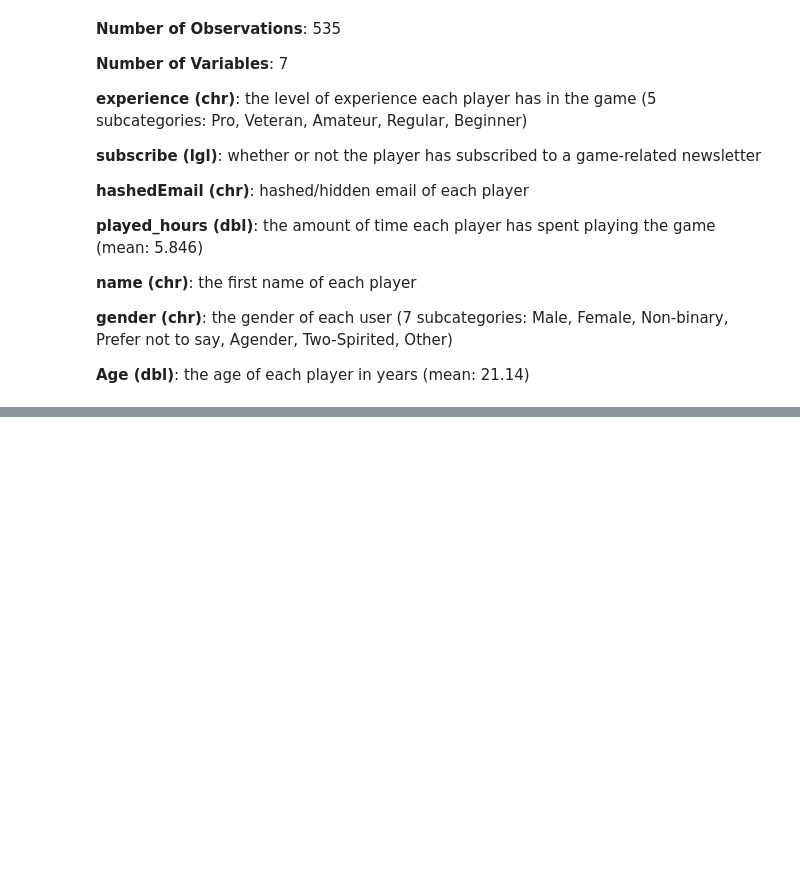
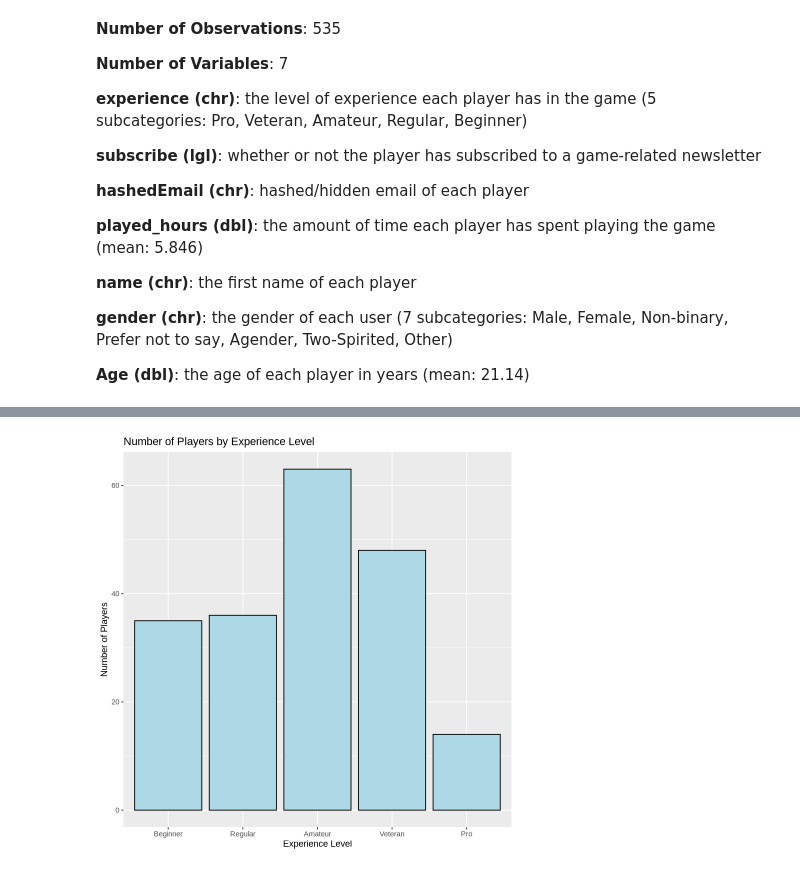
Before and after one commit to achan919/29-Aidan-Chan-Individual-Project, a Jupyter notebook: plaicraft.ipynb, the cells around one changed output, grey strips where cells are left out. Saved outputs shown, nothing was run; the diff lists cells and outputs as text; code cells hidden in the pictures; blank space fills up the shorter version.

```diff
--- a/plaicraft.ipynb
+++ b/plaicraft.ipynb
@@ -213,0 +193,16 @@ A spec_tbl_df: 196 × 9
+# %%
+# Ordered the final_data experience from lowest experience to highest
+final_data <- final_data |>
+  mutate(experience = factor(experience,
+                             levels = c("Beginner", "Regular", "Amateur", "Veteran", "Pro")))
+# %%
+experience_plot <- ggplot(final_data, aes(x = experience)) +
+  geom_bar(fill = "lightblue", color = "black") +
+  labs(
+    title = "Number of Players by Experience Level",
+    x = "Experience Level",
+    y = "Number of Players"
+  )
+experience_plot
+# %% [output]
+[figure, added]
```
Also changed, not shown: parts of 12 cells of this notebook.
